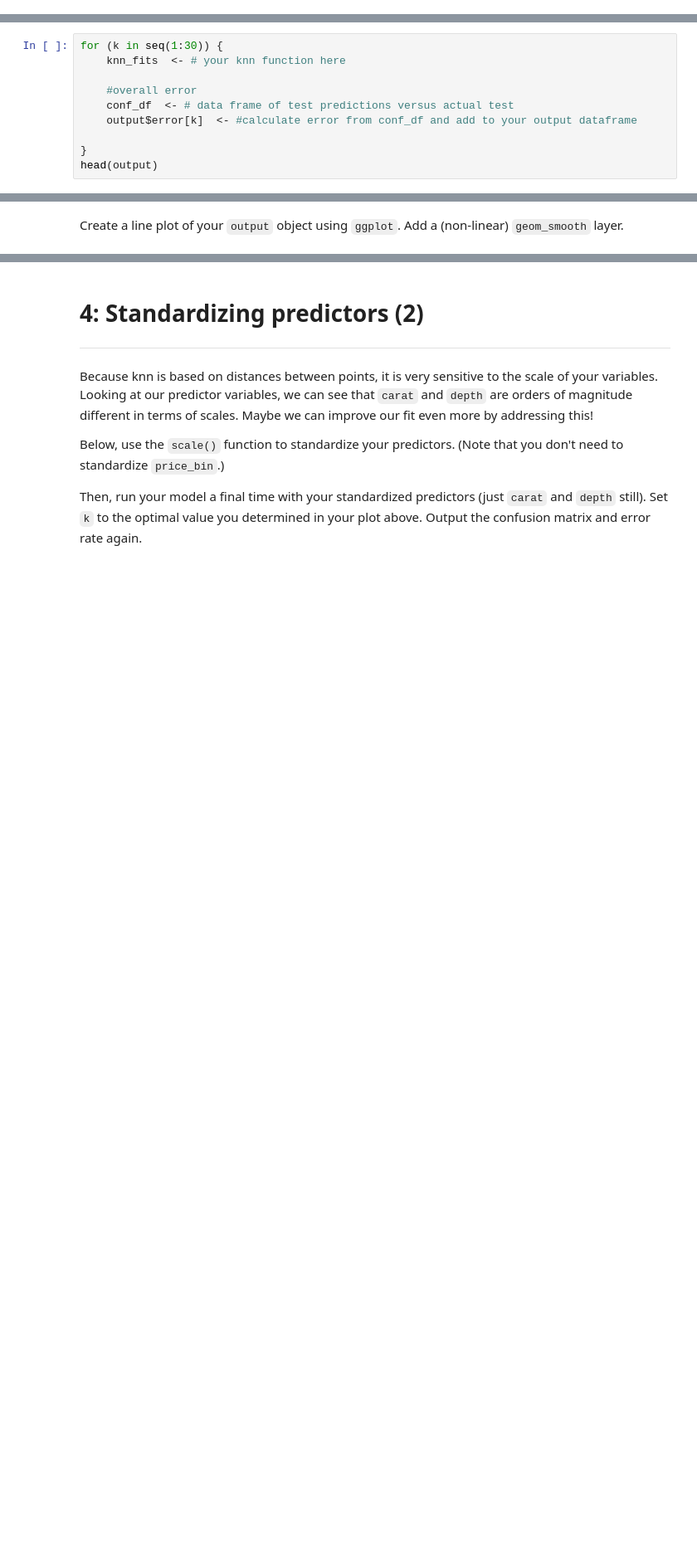
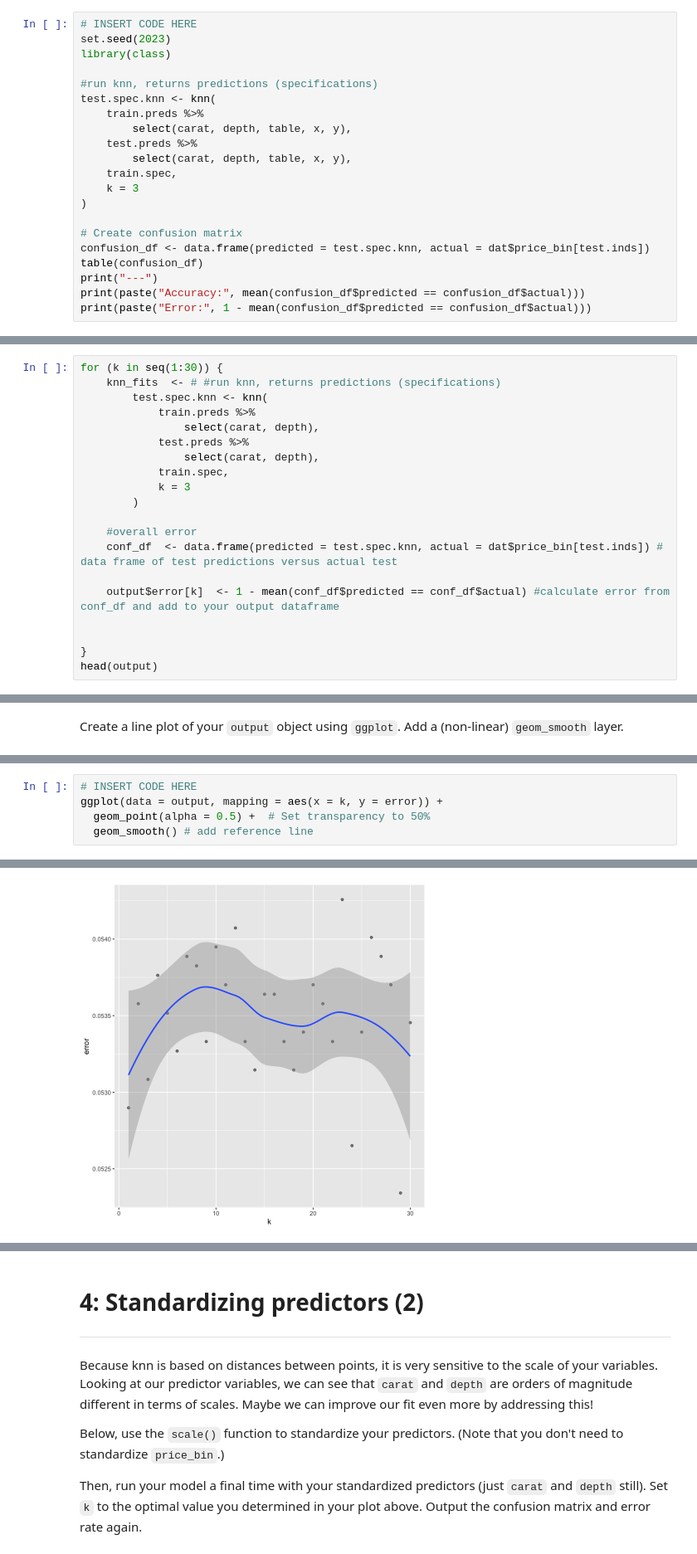
Before and after one commit to darrendbutler/Butler_DSPN_S24, a Jupyter notebook: Homework/exercise_11_v2.ipynb, the cells around one changed output, grey strips where cells are left out. Shown at 83% size. Drawn from its saved outputs; the diff is of its cells as text; blank space fills up the shorter version.

```diff
--- a/Homework/exercise_11_v2.ipynb
+++ b/Homework/exercise_11_v2.ipynb
@@ -149,0 +184,21 @@ set.seed(2023)
+# %%
+# INSERT CODE HERE
+set.seed(2023)
+library(class)
+
+#run knn, returns predictions (specifications)
+test.spec.knn <- knn(
+    train.preds %>%
+        select(carat, depth, table, x, y),
+    test.preds %>%
+        select(carat, depth, table, x, y),
+    train.spec,
+    k = 3
+)
+
+# Create confusion matrix
+confusion_df <- data.frame(predicted = test.spec.knn, actual = dat$price_bin[test.inds])
+table(confusion_df)
+print("---")
+print(paste("Accuracy:", mean(confusion_df$predicted == confusion_df$actual)))
+print(paste("Error:", 1 - mean(confusion_df$predicted == confusion_df$actual)))
@@ -172,10 +245,20 @@ head(output)
 # %%
 for (k in seq(1:30)) {
-    knn_fits  <- # your knn function here
+    knn_fits  <- # #run knn, returns predictions (specifications)
+        test.spec.knn <- knn(
+            train.preds %>%
+                select(carat, depth),
+            test.preds %>%
+                select(carat, depth),
+            train.spec,
+            k = 3
+        )
 
     #overall error
-    conf_df  <- # data frame of test predictions versus actual test
-    output$error[k]  <- #calculate error from conf_df and add to your output dataframe
+    conf_df  <- data.frame(predicted = test.spec.knn, actual = dat$price_bin[test.inds]) # data frame of test predictions versus actual test
+
+    output$error[k]  <- 1 - mean(conf_df$predicted == conf_df$actual) #calculate error from conf_df and add to your output dataframe
+
 
 }
 head(output)
@@ -185,0 +277,6 @@ Create a line plot of your `output` object using `ggplot`. Add a (non-linear) `g
+# %%
+# INSERT CODE HERE
+ggplot(data = output, mapping = aes(x = k, y = error)) +
+  geom_point(alpha = 0.5) +  # Set transparency to 50%
+  geom_smooth() # add reference line
+# %% [output]
@@ -185,0 +284 @@ Create a line plot of your `output` object using `ggplot`. Add a (non-linear) `g
+[figure, added]
```
Also changed, not shown: parts of 19 cells of this notebook.
